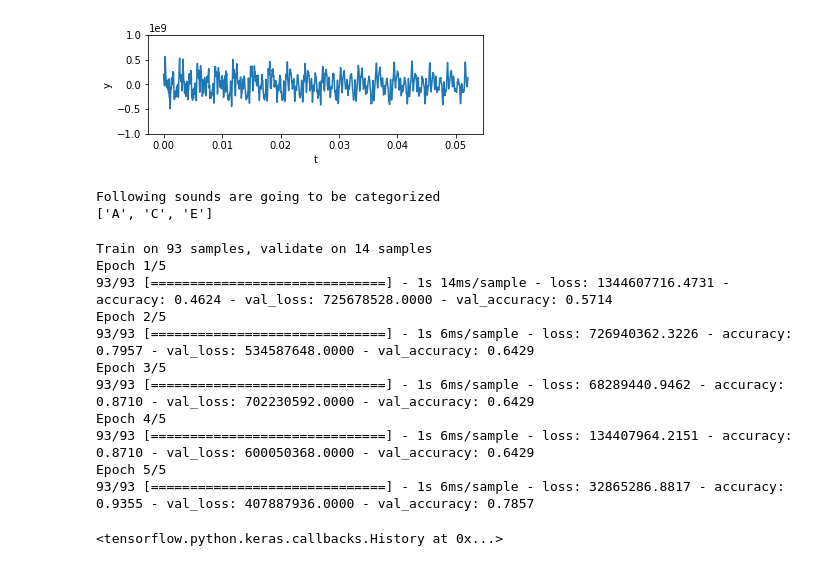
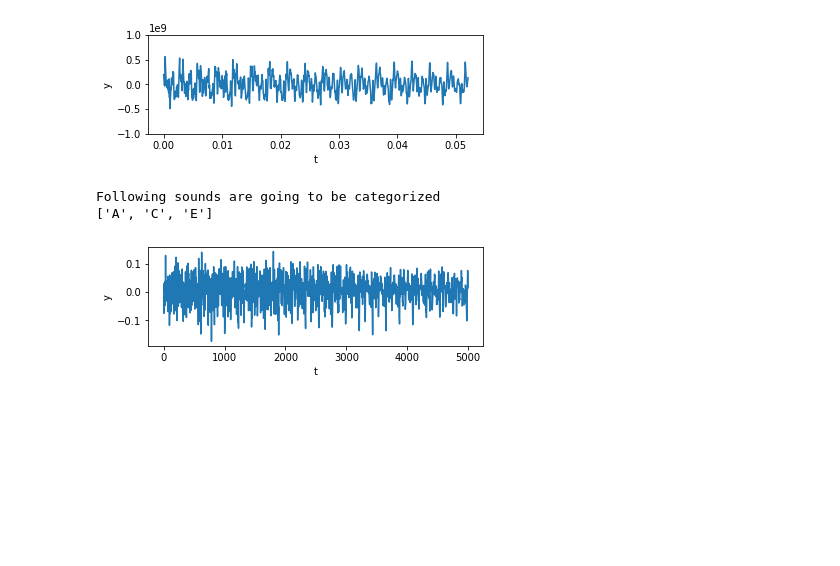
Before and after one commit to alexander-rykhlitskiy/ukulele_chords_detector, a Jupyter notebook: main.ipynb, the cells around one changed output. Cells and saved outputs as stored; diff of their text form; code cells hidden in the pictures; blank space fills up the shorter version.

Commit message:
Rescale amplitude values

```diff
--- a/main.ipynb
+++ b/main.ipynb
@@ -82,34 +73,30 @@ def list_files(directory):
 
 train_files = list_files(TRAIN_DIR)
 test_files  = list_files(TEST_DIR)
-# %%
-import datetime
-
-def files_to_tensors(files):
-    return tf.convert_to_tensor([tf.convert_to_tensor(fetch_frequencies(file), np.int32) for file in files])
-
-def labeled_files_to_tensors(labeled_files):
-    x = files_to_tensors(labeled_files.keys())
-    y = tf.convert_to_tensor(list(labeled_files.values()))
-    return x, y
-
-x, y           = labeled_files_to_tensors(train_files)
-x_test, y_test = labeled_files_to_tensors(test_files)
-
-log_dir = "logs/fit/" + datetime.datetime.now().strftime("%Y%m%d-%H%M%S")
-tensorboard_callback = tf.keras.callbacks.TensorBoard(log_dir=log_dir)
-
-model.fit(x, y, validation_data=(x_test, y_test), callbacks=[tensorboard_callback], epochs=5)
-# %% [output]
-Train on 93 samples, validate on 14 samples
-Epoch 1/5
-93/93 [==============================] - 1s 14ms/sample - loss: 1344607716.4731 - accuracy: 0.4624 - val_loss: 725678528.0000 - val_accuracy: 0.5714
-Epoch 2/5
-93/93 [==============================] - 1s 6ms/sample - loss: 726940362.3226 - accuracy: 0.7957 - val_loss: 534587648.0000 - val_accuracy: 0.6429
-Epoch 3/5
-93/93 [==============================] - 1s 6ms/sample - loss: 68289440.9462 - accuracy: 0.8710 - val_loss: 702230592.0000 - val_accuracy: 0.6429
-Epoch 4/5
-93/93 [==============================] - 1s 6ms/sample - loss: 134407964.2151 - accuracy: 0.8710 - val_loss: 600050368.0000 - val_accuracy: 0.6429
-Epoch 5/5
-93/93 [==============================] - 1s 6ms/sample - loss: 32865286.8817 - accuracy: 0.9355 - val_loss: 407887936.0000 - val_accuracy: 0.7857
-<tensorflow.python.keras.callbacks.History at 0x...>
+# %%
+import datetime
+# TensorFlow and tf.keras
+import tensorflow as tf
+from tensorflow import keras
+
+def rescale(tensor1, tensor2):
+    max_value = tf.reduce_max([tf.reduce_max(tensor1), tf.reduce_max(tensor2)])
+    min_value = tf.reduce_min([tf.reduce_min(tensor1), tf.reduce_min(tensor2)])
+    result1 = tf.truediv(tf.subtract(tensor1, min_value), tf.subtract(max_value, min_value))
+    result2 = tf.truediv(tf.subtract(tensor2, min_value), tf.subtract(max_value, min_value))
+    return result1 - 0.5, result2 - 0.5 # positive numbers should be interchanged with negative ones
+
+def files_to_tensors(files):
+    return tf.convert_to_tensor([tf.convert_to_tensor(fetch_frequencies(file), np.float64) for file in files])
+
+def labeled_files_to_tensors(labeled_files):
+    x = files_to_tensors(labeled_files.keys())
+    y = tf.convert_to_tensor(list(labeled_files.values()))
+    return x, y
+
+x, y           = labeled_files_to_tensors(train_files)
+x_test, y_test = labeled_files_to_tensors(test_files)
+x, x_test = rescale(x, x_test)
+show_array_spectrum(x[0], normalize_y_axe=False)
+# %% [output]
+[figure, added]
```
Also changed, not shown: parts of 8 cells of this notebook, 2 other files.
